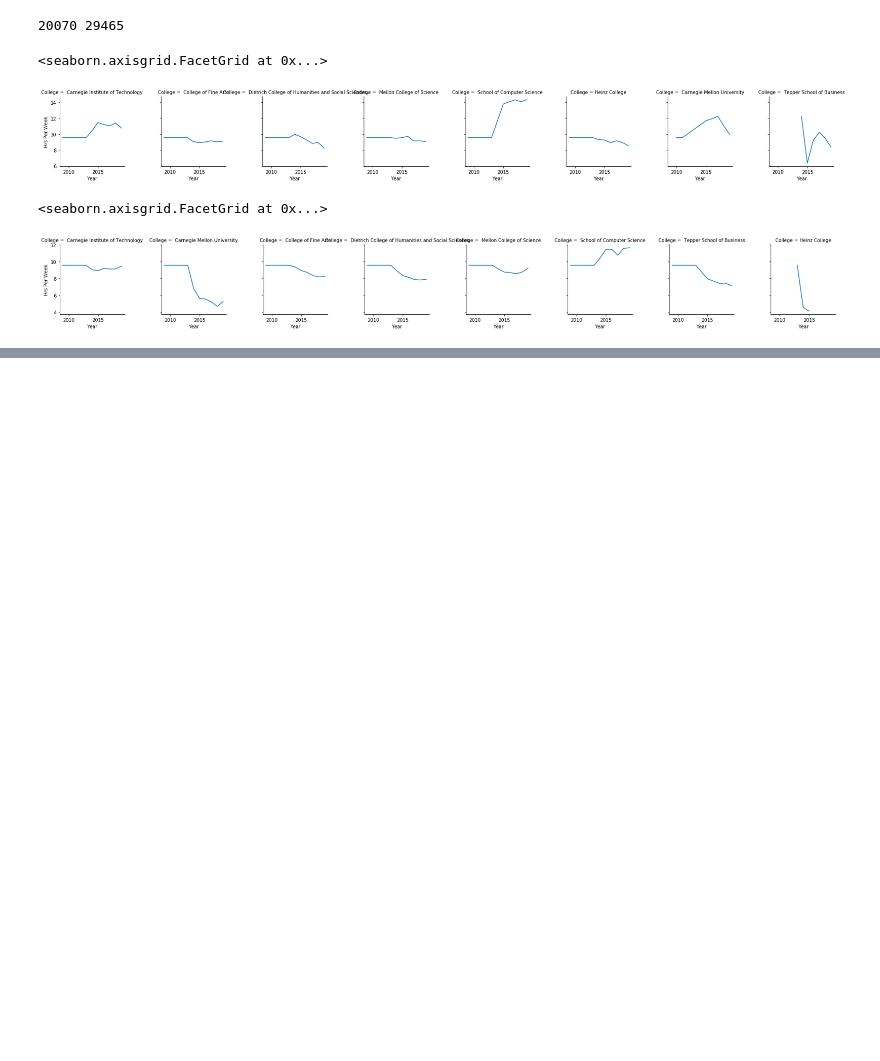
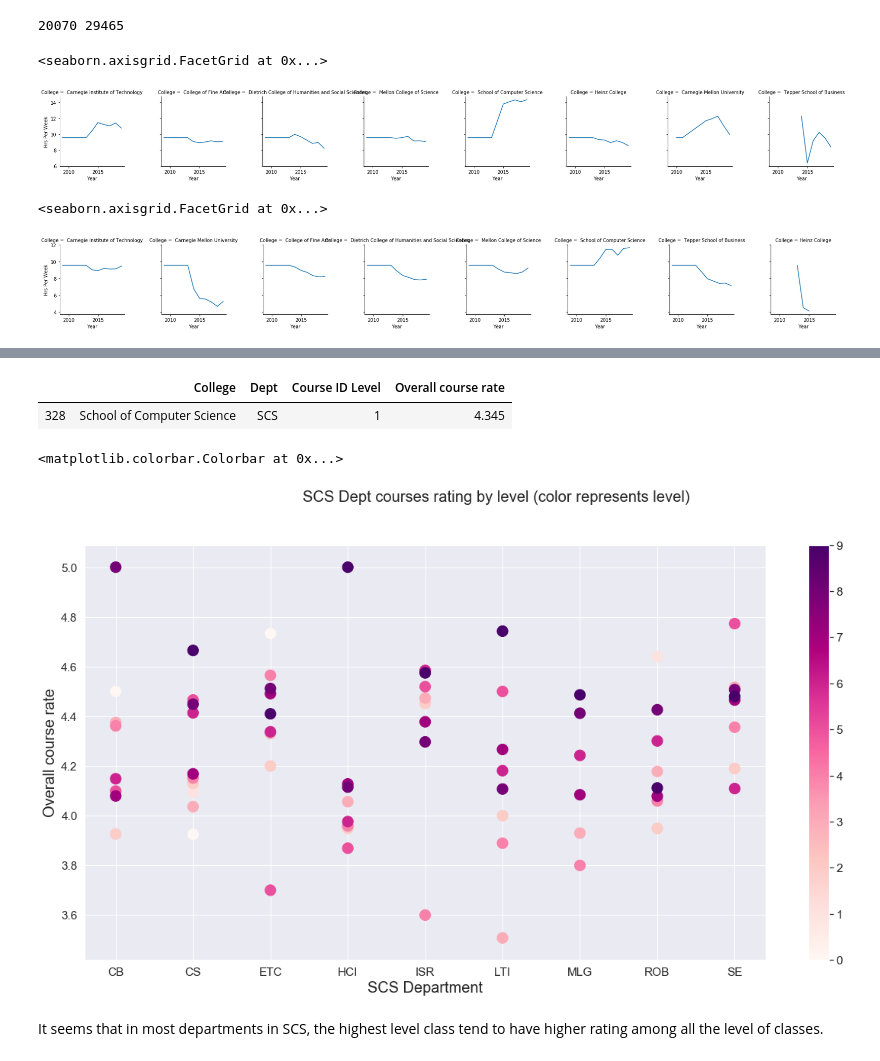
Before and after one commit to TheJYKoder/-15-388-Final-Project-F19-, a Jupyter notebook: 15388 Final Project FCE.ipynb, the cells around one changed output, grey strips where cells are left out. Saved outputs shown, nothing was run; the diff lists cells and outputs as text; code cells hidden in the pictures; blank space fills up the shorter version.

```diff
--- a/15388 Final Project FCE.ipynb
+++ b/15388 Final Project FCE.ipynb
@@ -143,0 +159,13 @@ It seems that the `overall teaching rate` is highly correlated with `overall cou
+# %%
+df_dept = df.copy()
+def f(x):
+    # There are different course listing in the past
+    # such as "FA14-12-100" for CIT
+    # so here we preprocess these data and create a column for the course ID level
+    if x.startswith("F"):
+        lst = x.split("-")
+        x = lst[-2]+lst[-1]
+    x = x[-3:]
+    x = int(x)//100
+    return (x)
+df_dept["Course ID Level"] = df_dept["Course ID"].apply(f)
@@ -143,0 +189,31 @@ It seems that the `overall teaching rate` is highly correlated with `overall cou
+# %%
+df_dept_plot_SCS[df_dept_plot_SCS["Dept"]=="SCS"].head()
+# The "SCS" department seems buggy - it only has one course ID level
+# Let's drop it.
+# %% [output]
+|  | College | Dept | Course ID Level | Overall course rate |
+| 328 | School of Computer Science | SCS | 1 | 4.345 |
+# %%
+df_dept_plot_SCS = df_dept_plot_SCS[df_dept_plot_SCS["Dept"] !="SCS"]
+# %%
+# df_dept_plot_CIT.plot(x="Dept", y="Overall course rate", kind="scatter")
+plt_size = 10
+fig, ax = plt.subplots(figsize=(2*plt_size,plt_size))
+fig.suptitle('SCS Dept courses rating by level (color represents level)')
+ax.set_ylabel("Overall course rate", fontsize=2*plt_size)
+ax.set_xlabel("SCS Department", fontsize=2*plt_size)
+ax.scatter(df_dept_plot_SCS["Dept"],
+           df_dept_plot_SCS["Overall course rate"],
+           c = df_dept_plot_SCS["Course ID Level"],
+           cmap = "RdPu",s=plt_size*20)
+
+# cite from https://stackoverflow.com/questions/8342549/matplotlib-add-colorbar-to-a-sequence-of-line-plots
+sm = plt.cm.ScalarMappable(cmap="RdPu", norm=plt.Normalize(vmin=0, vmax=9))
+# need to "fake" an array for, otherwise throws an error
+sm._A = []
+plt.colorbar(sm)
+# %% [output]
+<matplotlib.colorbar.Colorbar at 0x...>
+[figure, added]
+# %% [markdown]
+It seems that in most departments in SCS, the highest level class tend to have higher rating among all the level of classes.
```
Also changed, not shown: parts of 11 cells of this notebook.
